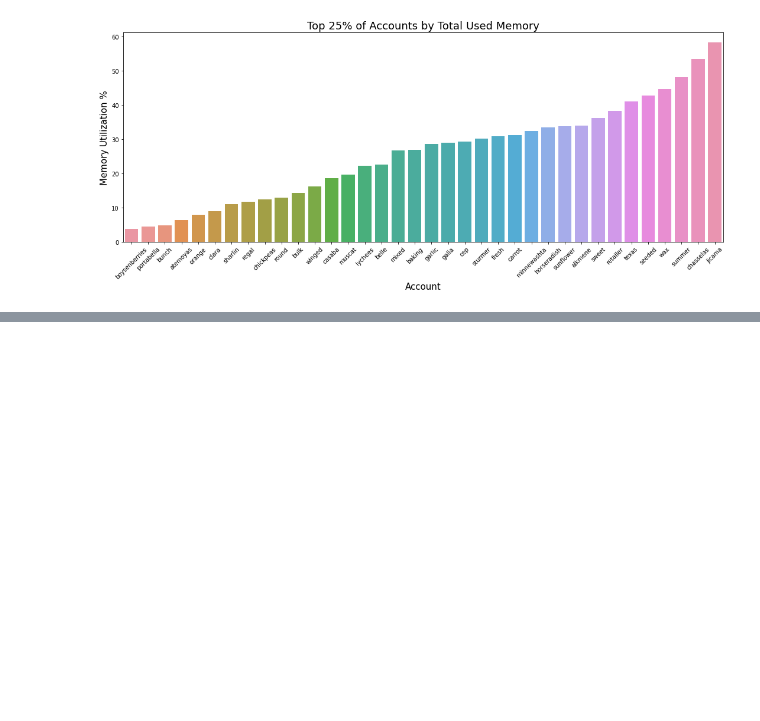
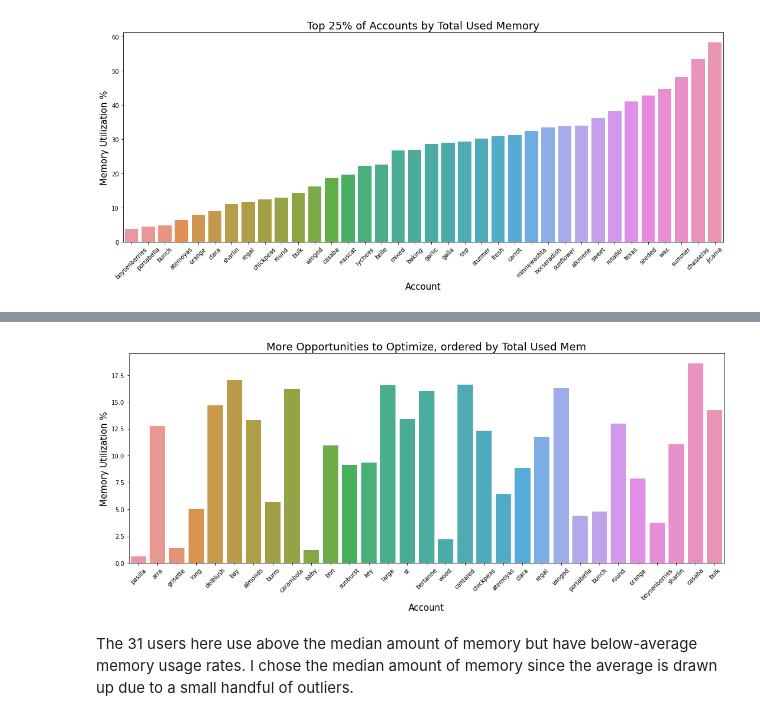
Before and after one commit to nss-data-science-cohort-4/dq2-accre-valkyries, a Jupyter notebook: notebooks/vai-02_dq2-accre-analysis-memory-usage.ipynb, the cells around one changed output, grey strips where cells are left out. Cells and saved outputs as stored; diff of their text form; code cells hidden in the pictures; blank space fills up the shorter version.

```diff
--- a/notebooks/vai-02_dq2-accre-analysis-memory-usage.ipynb
+++ b/notebooks/vai-02_dq2-accre-analysis-memory-usage.ipynb
@@ -754,0 +766,5 @@ The Opportunity: Improving these 13 users' memory utilization rates should have
+# %%
+accre_usedmem_tot_avg = 59547700
+accre_usedmem_tot_med = 992875.5
+accre_mem_opportunity = accre_grouped_by_account[(accre_grouped_by_account['USEDMEM_PCT_02'] <= accre_usedmem_rate_avg) & (accre_grouped_by_account['USEDMEM_TOT_02'] >= accre_usedmem_tot_med)].sort_values(by='USEDMEM_TOT_02')
+accre_mem_opportunity
@@ -754,0 +789,16 @@ The Opportunity: Improving these 13 users' memory utilization rates should have
+# %%
+# Plot the top performers based on memory utilization rate - i.e. reorder the graph above
+plt.figure(figsize=(15,6))
+# make barplot
+sns.barplot(x='ACCOUNT', y='USEDMEM_PCT_02', data=accre_mem_opportunity)
+# set labels
+plt.xlabel('Account', size=15)
+plt.ylabel('Memory Utilization %', size=15)
+plt.title('More Opportunities to Optimize, ordered by Total Used Mem', size=18)
+plt.tight_layout()
+plt.xticks(rotation=45);
+# plt.savefig("barplot_Seaborn_Python.png", dpi=100)
+# %% [output]
+[figure, added]
+# %% [markdown]
+The 31 users here use above the median amount of memory but have below-average memory usage rates. I chose the median amount of memory since the average is drawn up due to a small handful of outliers.
```
Also changed, not shown: parts of 24 cells of this notebook.
